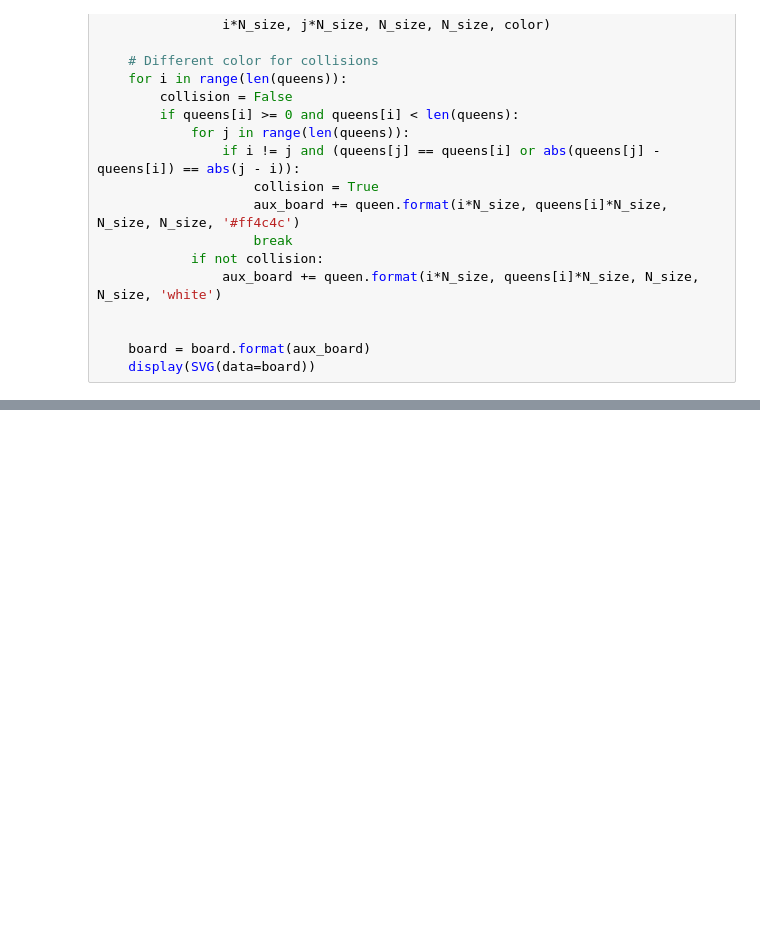
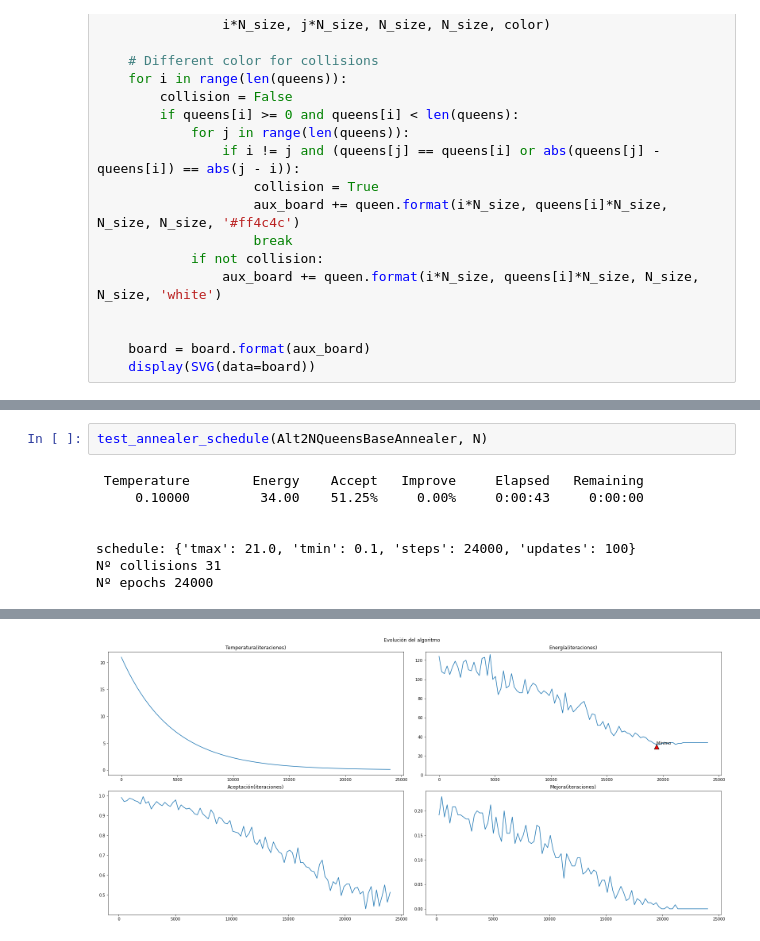
Before and after one commit to johacks/bibm, a Jupyter notebook: RS/Tablero.ipynb, the cells around one changed output, grey strips where cells are left out. Saved outputs shown, nothing was run; the diff lists cells and outputs as text; blank space fills up the shorter version.

```diff
--- a/RS/Tablero.ipynb
+++ b/RS/Tablero.ipynb
@@ -75,0 +102,10 @@ Nº epochs 5
+# %%
+test_annealer_schedule(Alt2NQueensBaseAnnealer, N)
+# %% [output]
+ Temperature        Energy    Accept   Improve     Elapsed   Remaining
+     0.10000         34.00    51.25%     0.00%     0:00:43     0:00:00
+
+
+schedule: {'tmax': 21.0, 'tmin': 0.1, 'steps': 24000, 'updates': 100}
+Nº collisions 31
+Nº epochs 24000
@@ -75,0 +113 @@ Nº epochs 5
+[figure, added]
```
Also changed, not shown: parts of 7 cells of this notebook, 7 other files.
